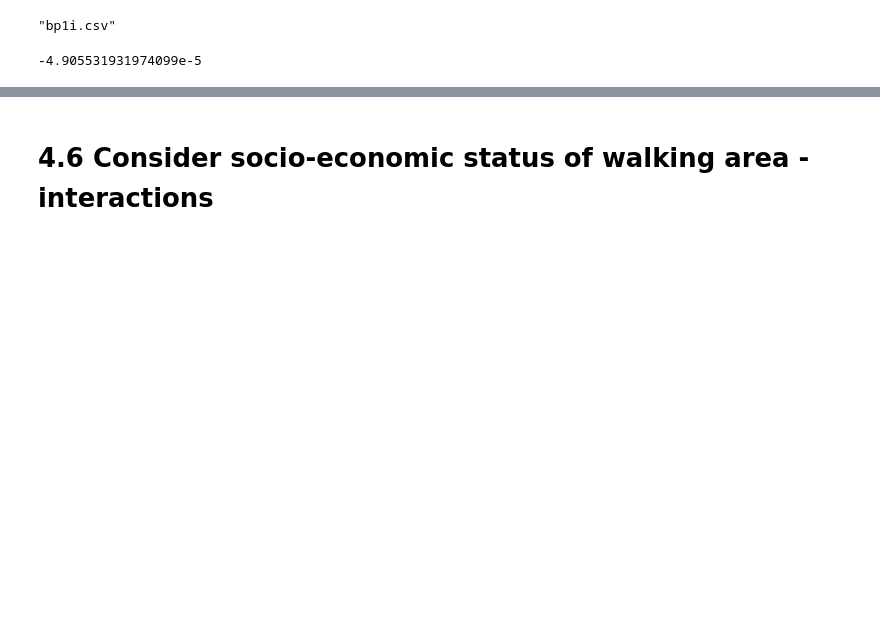
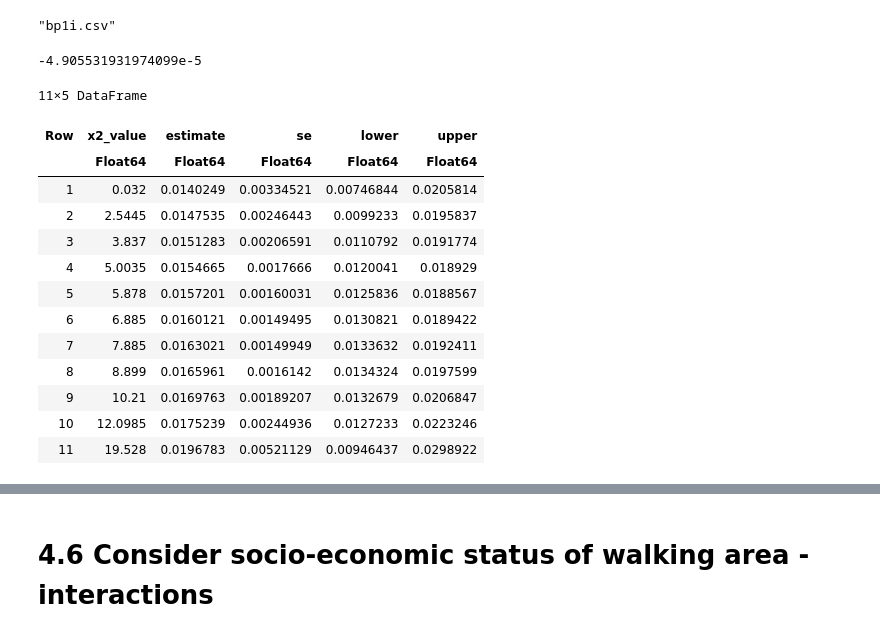
Before and after one commit to ANETILab/stop_accessibility, a Jupyter notebook: notebooks/regression_r2jl.ipynb, the cells around one changed output, grey strips where cells are left out. Drawn from its saved outputs; the diff is of its cells as text; code cells hidden in the pictures; blank space fills up the shorter version.

```diff
--- a/notebooks/regression_r2jl.ipynb
+++ b/notebooks/regression_r2jl.ipynb
@@ -17,6 +17,40 @@ function scalem(x::AbstractVector)
     return (skipmissing(x) .- mean(skipmissing(x))) ./ std(skipmissing(x))
 end
 ;
+# %%
+"""
+conditional_coef_link(m, x1::Symbol, x2::Symbol, cvals; level=0.95)
+
+Compute the conditional coefficient of `x1` at values of `x2` = `cvals` on the *link scale*
+for a GLM/LM `m` that includes the interaction `x1 & x2`.
+Returns a DataFrame with estimate, SE, and confidence interval.
+
+This method is developed with the aid of chatGPT.
+"""
+function conditional_coef_link(m, x1::Symbol, x2::Symbol, cvals; level=0.95)
+    names = coefnames(m)
+    # find indices for main and interaction terms
+    ix1 = findfirst(==(String(x1)), names)
+    iint = findfirst(n -> occursin(String(x1), n) && occursin(String(x2), n), names)
+    isnothing(ix1)  && error("Couldn't find coefficient for $x1")
+    isnothing(iint) && error("Couldn't find interaction coefficient for $x1:$x2")
+
+    β   = coef(m)
+    V   = vcov(m)
+    α   = 1 - level
+    z   = quantile(Normal(), 1 - α/2)
+
+    out = DataFrame(x2_value = Float64[], estimate = Float64[],
+                    se = Float64[], lower = Float64[], upper = Float64[])
+
+    for c in cvals
+        est = β[ix1] + c * β[iint]
+        var = V[ix1, ix1] + c^2 * V[iint, iint] + 2c * V[ix1, iint]
+        se  = sqrt(var)
+        push!(out, (c, est, se, est - z*se, est + z*se))
+    end
+    out
+end
 # %%
 output = "../output/regression"
 ;
@@ -1659,0 +1712,18 @@ coef(bp1i)[4] * coef(bp1i)[5]
+# %%
+cvals = quantile(bp.distance_betweenness, 0:0.1:1)  # pick any values you like
+res_link = conditional_coef_link(bp1i, :ellipticity, :distance_betweenness, cvals)
+# %% [output]
+11×5 DataFrame
+| Row | x2_value | estimate | se | lower | upper |
+|  | Float64 | Float64 | Float64 | Float64 | Float64 |
+| 1 | 0.032 | 0.0140249 | 0.00334521 | 0.00746844 | 0.0205814 |
+| 2 | 2.5445 | 0.0147535 | 0.00246443 | 0.0099233 | 0.0195837 |
+| 3 | 3.837 | 0.0151283 | 0.00206591 | 0.0110792 | 0.0191774 |
+| 4 | 5.0035 | 0.0154665 | 0.0017666 | 0.0120041 | 0.018929 |
+| 5 | 5.878 | 0.0157201 | 0.00160031 | 0.0125836 | 0.0188567 |
+| 6 | 6.885 | 0.0160121 | 0.00149495 | 0.0130821 | 0.0189422 |
+| 7 | 7.885 | 0.0163021 | 0.00149949 | 0.0133632 | 0.0192411 |
+| 8 | 8.899 | 0.0165961 | 0.0016142 | 0.0134324 | 0.0197599 |
+| 9 | 10.21 | 0.0169763 | 0.00189207 | 0.0132679 | 0.0206847 |
+| 10 | 12.0985 | 0.0175239 | 0.00244936 | 0.0127233 | 0.0223246 |
+| 11 | 19.528 | 0.0196783 | 0.00521129 | 0.00946437 | 0.0298922 |
```
Also changed, not shown: parts of 3 cells of this notebook.
